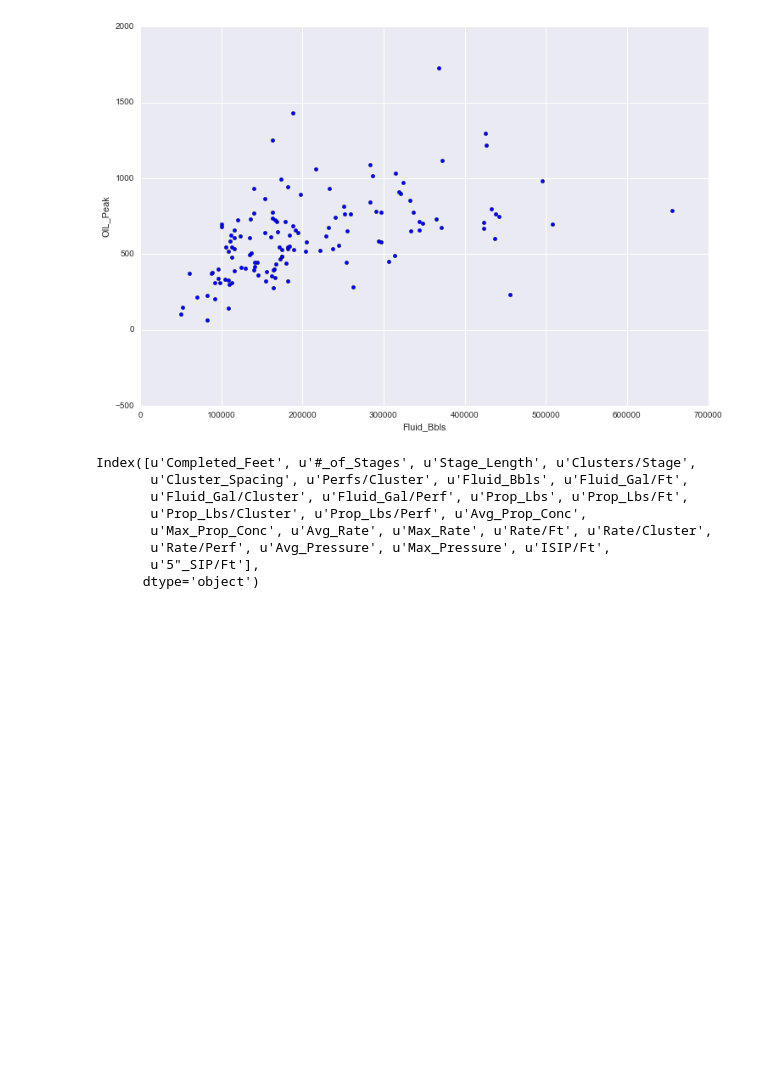
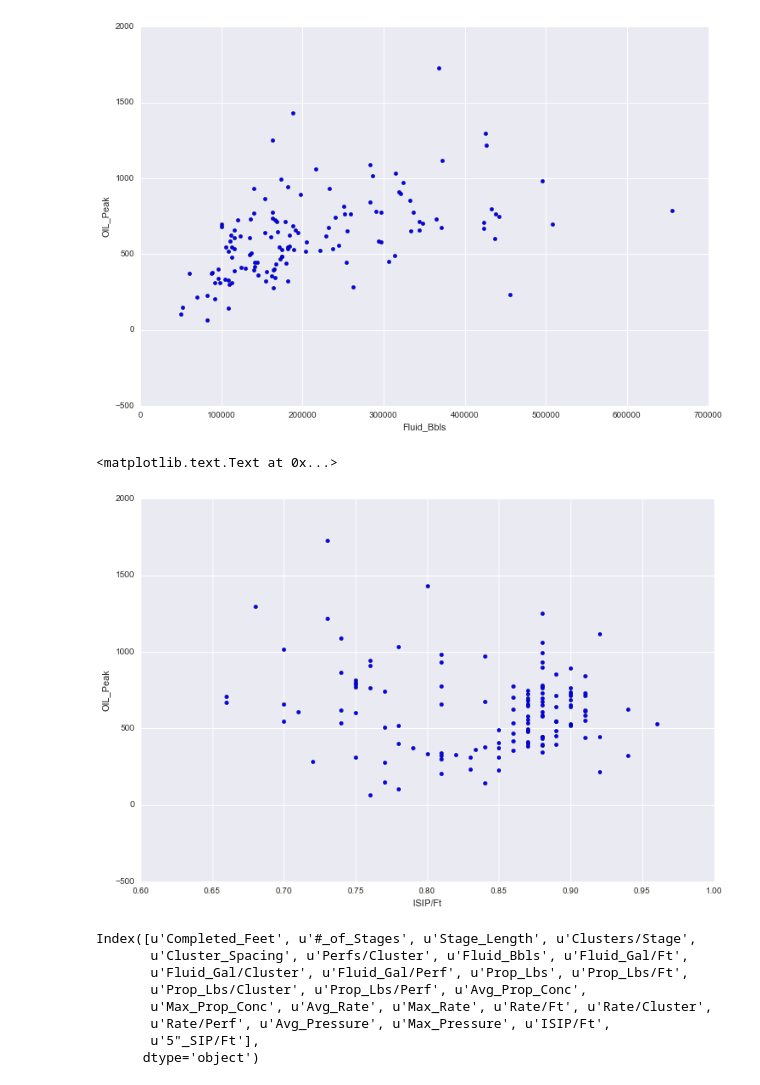
Before and after one commit to jpgrana/bayesian-approach-predicting-well-production, a Jupyter notebook: features.ipynb, the cells around one changed output. Cells and saved outputs as stored; diff of their text form; code cells hidden in the pictures; blank space fills up the shorter version.

Commit message:
model

```diff
--- a/features.ipynb
+++ b/features.ipynb
@@ -153,0 +156,4 @@ print model.score(X_train_primary.drop(['XEC_FIELD', 'Reservoir'], axis=1), y_tr
+# %%
+model = LinearRegression(fit_intercept=True, normalize=False)
+model.fit(X_train[[u'Clusters/Stage', u'Perfs/Cluster', u'#_of_Stages', u'Fluid_Bbls']], y_train)
+print model.score(X_train[[u'Clusters/Stage', u'Perfs/Cluster', u'#_of_Stages', u'Fluid_Bbls']], y_train), model.intercept_, model.coef_
@@ -190,6 +198,15 @@ ax.set_ylabel('OIL_Peak')
 # %% [output]
 <matplotlib.text.Text at 0x...>
 [figure]
+# %%
+fig = plt.figure(figsize=(12,8))
+ax = fig.add_subplot(1,1,1)
+ax.scatter(X_train['ISIP/Ft'], y_train)
+ax.set_xlabel('ISIP/Ft')
+ax.set_ylabel('OIL_Peak')
+# %% [output]
+<matplotlib.text.Text at 0x...>
+[figure, added]
 # %%
 X.columns
 # %% [output]
```
Also changed, not shown: parts of 8 cells of this notebook, 2 other files.
